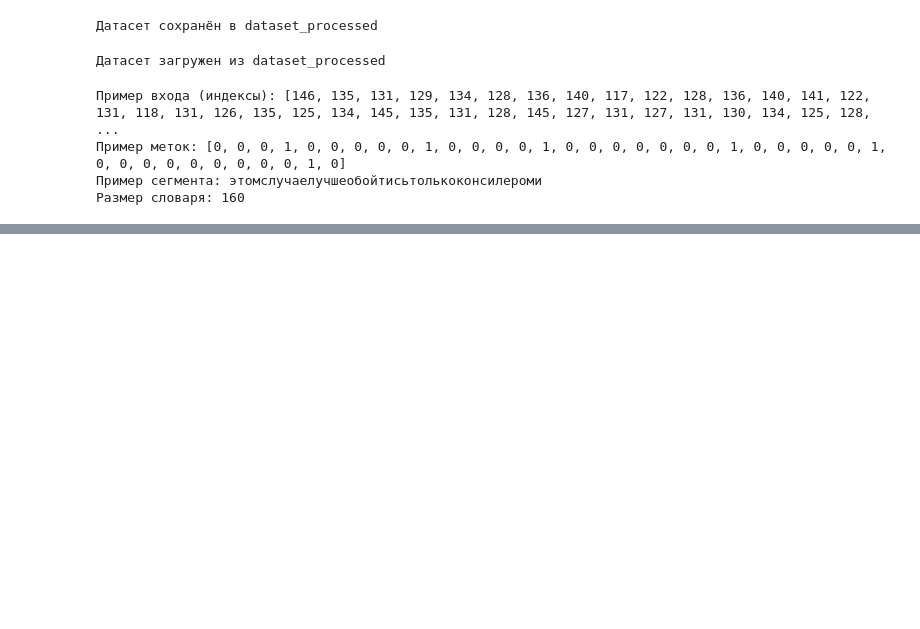
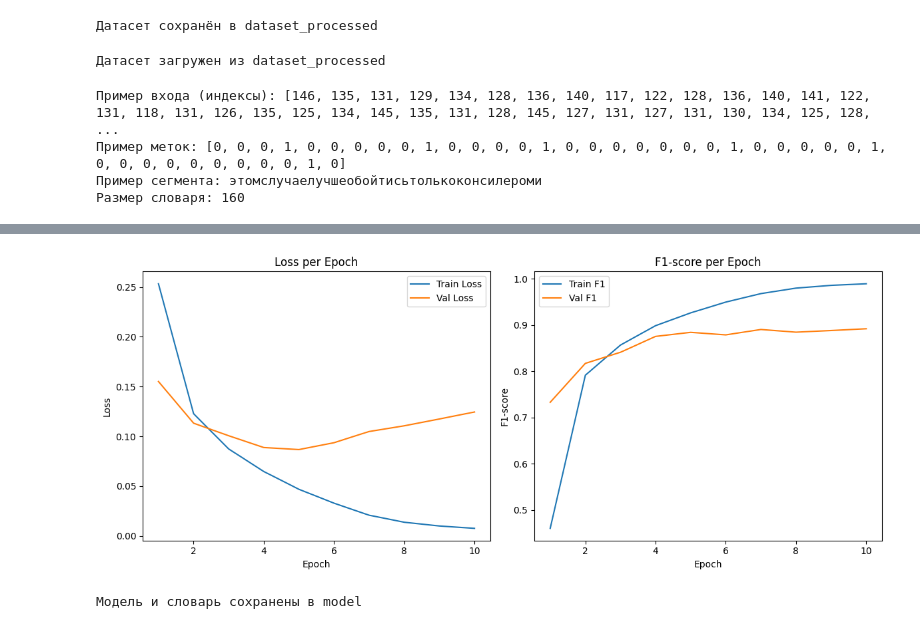
Before and after one commit to dubrovsky220/avito_test_task, a Jupyter notebook: notebook.ipynb, the cells around one changed output, grey strips where cells are left out. Saved outputs shown, nothing was run; the diff lists cells and outputs as text; code cells hidden in the pictures; blank space fills up the shorter version.

Commit message:
model [#1.2] Обучить базовую модель BiLSTM

```diff
--- a/notebook.ipynb
+++ b/notebook.ipynb
@@ -248,0 +280,3 @@ print("Размер словаря:", len(char2id))
+# %%
+X_train, y_train = prepare_tensors(X_train, y_train)
+X_val, y_val = prepare_tensors(X_val, y_val)
@@ -248,0 +479,18 @@ print("Размер словаря:", len(char2id))
+# %%
+device = "cpu"
+
+vocab_size = len(char2id)
+model = BiLSTM(vocab_size)
+
+optimizer = torch.optim.Adam(model.parameters(), lr=1e-3)
+loss = nn.CrossEntropyLoss(ignore_index=-100)
+
+history = train_model(
+    model,
+    train_loader,
+    val_loader,
+    optimizer=optimizer,
+    criterion=loss,
+    num_epochs=10,
+    device=device
+)
@@ -248,0 +508,26 @@ print("Размер словаря:", len(char2id))
+# %%
+epochs = range(1, len(history["train_loss"]) + 1)
+
+plt.figure(figsize=(12, 5))
+
+# --- Loss ---
+plt.subplot(1, 2, 1)
+plt.plot(epochs, history["train_loss"], label="Train Loss")
+plt.plot(epochs, history["val_loss"], label="Val Loss")
+plt.xlabel("Epoch")
+plt.ylabel("Loss")
+plt.title("Loss per Epoch")
+plt.legend()
+
+# --- F1 ---
+plt.subplot(1, 2, 2)
+plt.plot(epochs, history["train_f1"], label="Train F1")
+plt.plot(epochs, history["val_f1"], label="Val F1")
+plt.xlabel("Epoch")
+plt.ylabel("F1-score")
+plt.title("F1-score per Epoch")
+plt.legend()
+
+plt.tight_layout()
+# %% [output]
+[figure, added]
@@ -248,0 +550,4 @@ print("Размер словаря:", len(char2id))
+# %%
+save_model(model, char2id, out_dir="./model")
+# %% [output]
+Модель и словарь сохранены в model
```
Also changed, not shown: parts of 15 cells of this notebook, 3 other files.
